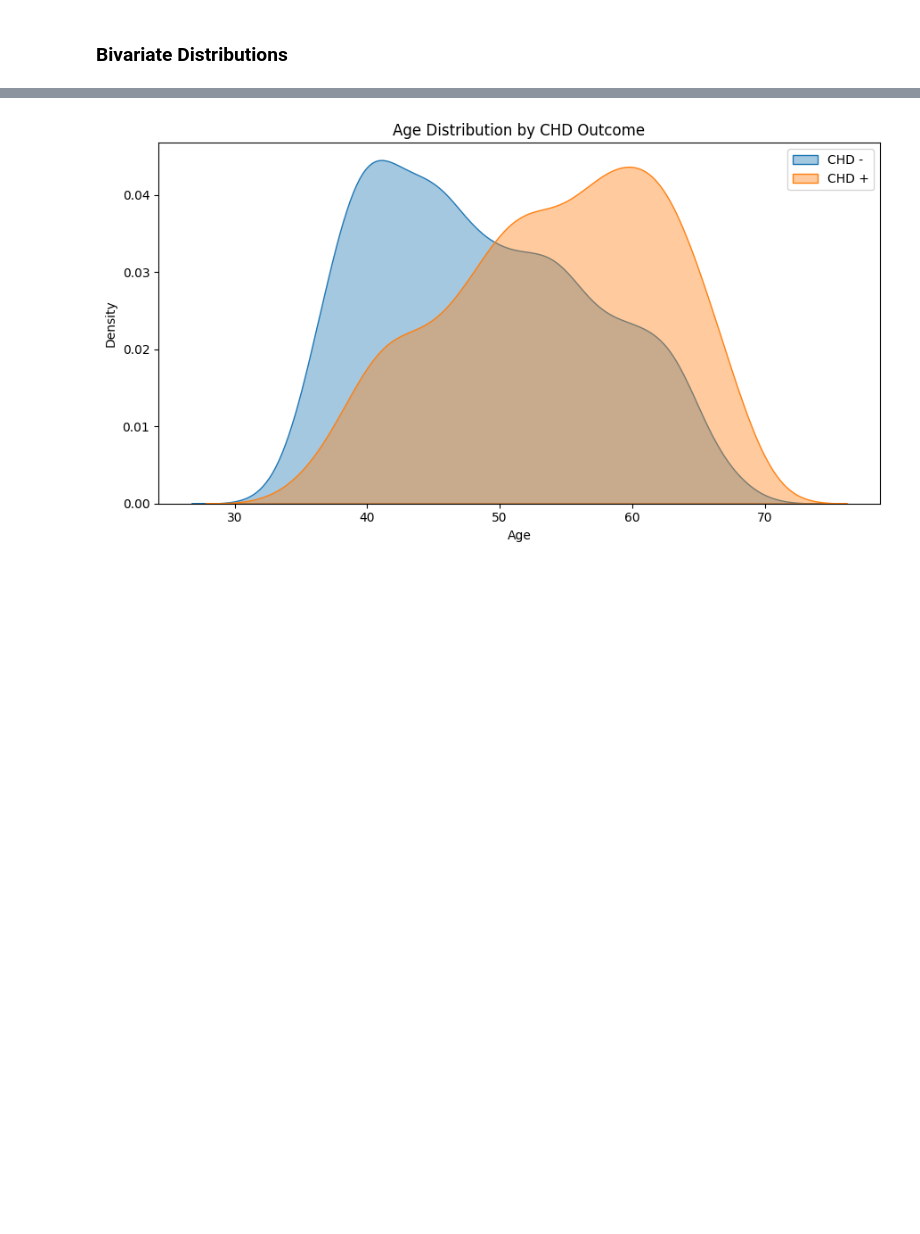
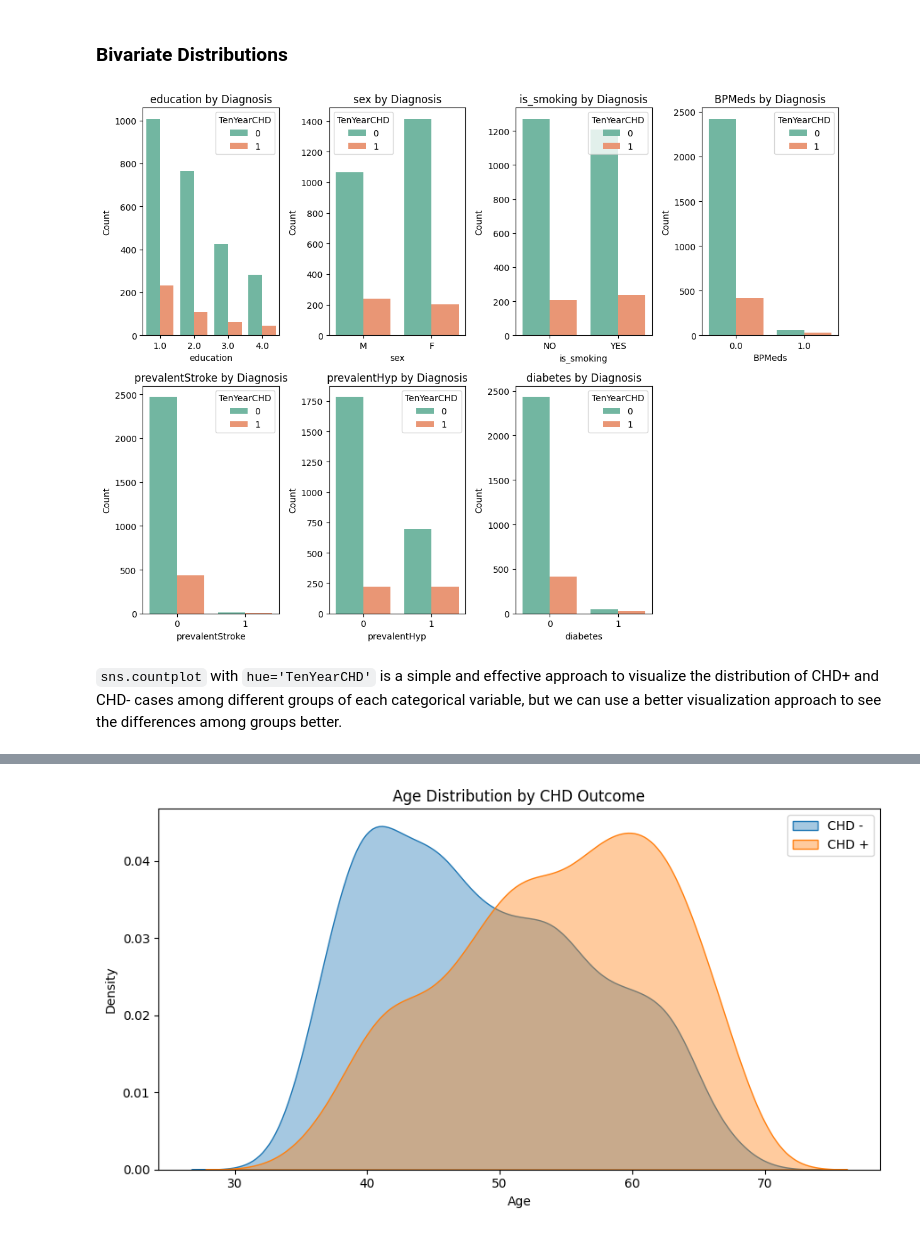
Before and after one commit to mtfattahpour/chd-prediction, a Jupyter notebook: notebooks/eda.ipynb, the cells around one changed output, grey strips where cells are left out. Cells and saved outputs as stored; diff of their text form; code cells hidden in the pictures; blank space fills up the shorter version.

```diff
--- a/notebooks/eda.ipynb
+++ b/notebooks/eda.ipynb
@@ -208,3 +208,24 @@ plt.show()
 A few things stand out. `cigsPerDay` is very right-skewed (i.e. many people smoke 0 cigarettes) which creates a large spike at zero. `glucose` also has a long right tail. The blood pressure, cholesterol, and heartRate variables look roughly normal and symmetric but with some high-end outliers.
 # %% [markdown]
 ### Bivariate Distributions
+# %%
+ncols = 4
+nrows = 2
+fig, axes = plt.subplots(ncols=ncols, nrows=nrows, figsize=(12, 9))
+axes = axes.flatten()
+
+for i, col in enumerate(categorical_features):
+    sns.countplot(x=col, hue='TenYearCHD', data=df, ax=axes[i], palette='Set2')
+    axes[i].set_title(f'{col} by Diagnosis', fontsize=12)
+    axes[i].set_xlabel(col)
+    axes[i].set_ylabel('Count')
+
+for j in range(len(categorical_features), len(axes)):
+    fig.delaxes(axes[j])
+
+plt.tight_layout()
+plt.show()
+# %% [output]
+[figure, added]
+# %% [markdown]
+`sns.countplot` with `hue='TenYearCHD'` is a simple and effective approach to visualize the distribution of CHD+ and CHD- cases among different groups of each categorical variable, but we can use a better visualization approach to see the differences among groups better.
```
Also changed, not shown: parts of 9 cells of this notebook.
